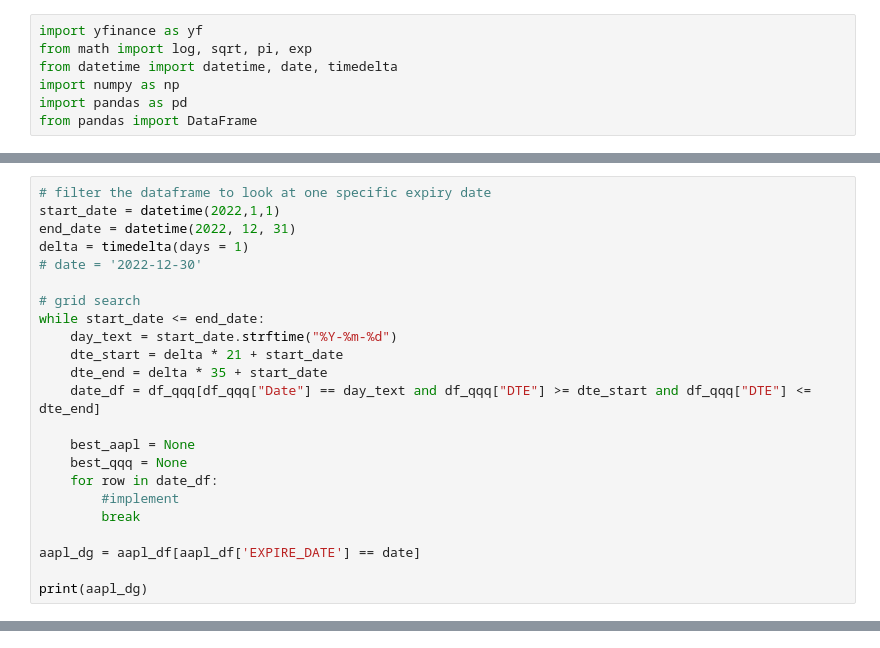
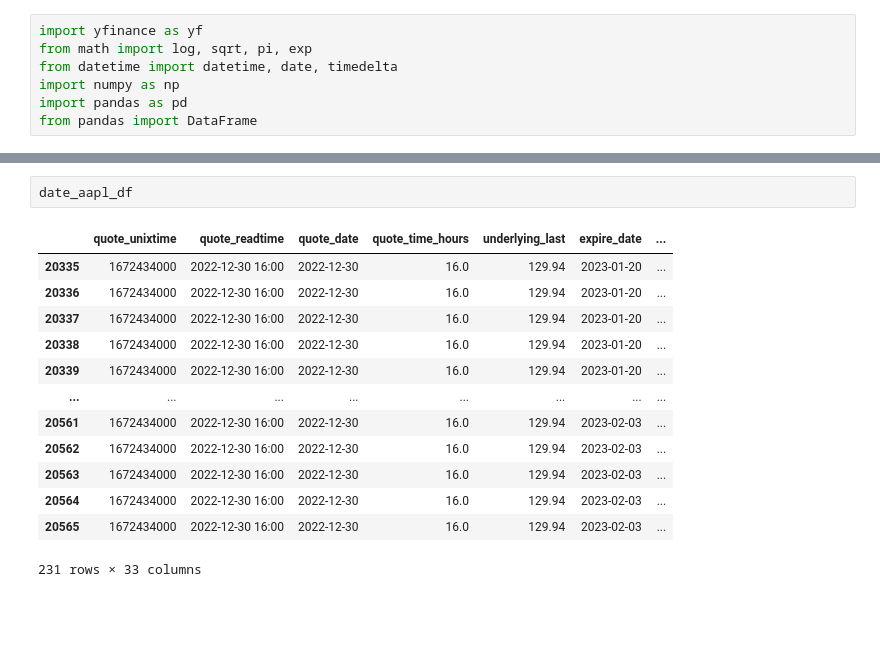
Before and after one commit to bananacheesepotato/derivatives_SP23, a Jupyter notebook: project.ipynb, the cells around one changed output, grey strips where cells are left out. Cells and saved outputs as stored; diff of their text form; blank space fills up the shorter version.

```diff
--- a/project.ipynb
+++ b/project.ipynb
@@ -59,23 +133,0 @@ closing_data.to_csv('data/closing.csv', index = True)
-# %%
-# filter the dataframe to look at one specific expiry date
-start_date = datetime(2022,1,1)
-end_date = datetime(2022, 12, 31)
-delta = timedelta(days = 1)
-# date = '2022-12-30'
-
-# grid search
-while start_date <= end_date:
-    day_text = start_date.strftime("%Y-%m-%d")
-    dte_start = delta * 21 + start_date
-    dte_end = delta * 35 + start_date
-    date_df = df_qqq[df_qqq["Date"] == day_text and df_qqq["DTE"] >= dte_start and df_qqq["DTE"] <= dte_end]
-
-    best_aapl = None
-    best_qqq = None
-    for row in date_df:
-        #implement
-        break
-
-aapl_dg = aapl_df[aapl_df['EXPIRE_DATE'] == date]
-
-print(aapl_dg)
@@ -166,0 +295,16 @@ print(f"Final profit/loss: {profit_loss}")
+# %%
+date_aapl_df
+# %% [output]
+|  | quote_unixtime | quote_readtime | quote_date | quote_time_hours | underlying_last | expire_date | ... |
+| 20335 | 1672434000 | 2022-12-30 16:00 | 2022-12-30 | 16.0 | 129.94 | 2023-01-20 | ... |
+| 20336 | 1672434000 | 2022-12-30 16:00 | 2022-12-30 | 16.0 | 129.94 | 2023-01-20 | ... |
+| 20337 | 1672434000 | 2022-12-30 16:00 | 2022-12-30 | 16.0 | 129.94 | 2023-01-20 | ... |
+| 20338 | 1672434000 | 2022-12-30 16:00 | 2022-12-30 | 16.0 | 129.94 | 2023-01-20 | ... |
+| 20339 | 1672434000 | 2022-12-30 16:00 | 2022-12-30 | 16.0 | 129.94 | 2023-01-20 | ... |
+| ... | ... | ... | ... | ... | ... | ... | ... |
+| 20561 | 1672434000 | 2022-12-30 16:00 | 2022-12-30 | 16.0 | 129.94 | 2023-02-03 | ... |
+| 20562 | 1672434000 | 2022-12-30 16:00 | 2022-12-30 | 16.0 | 129.94 | 2023-02-03 | ... |
+| 20563 | 1672434000 | 2022-12-30 16:00 | 2022-12-30 | 16.0 | 129.94 | 2023-02-03 | ... |
+| 20564 | 1672434000 | 2022-12-30 16:00 | 2022-12-30 | 16.0 | 129.94 | 2023-02-03 | ... |
+| 20565 | 1672434000 | 2022-12-30 16:00 | 2022-12-30 | 16.0 | 129.94 | 2023-02-03 | ... |
+231 rows × 33 columns
```
Also changed, not shown: parts of 11 cells of this notebook.
